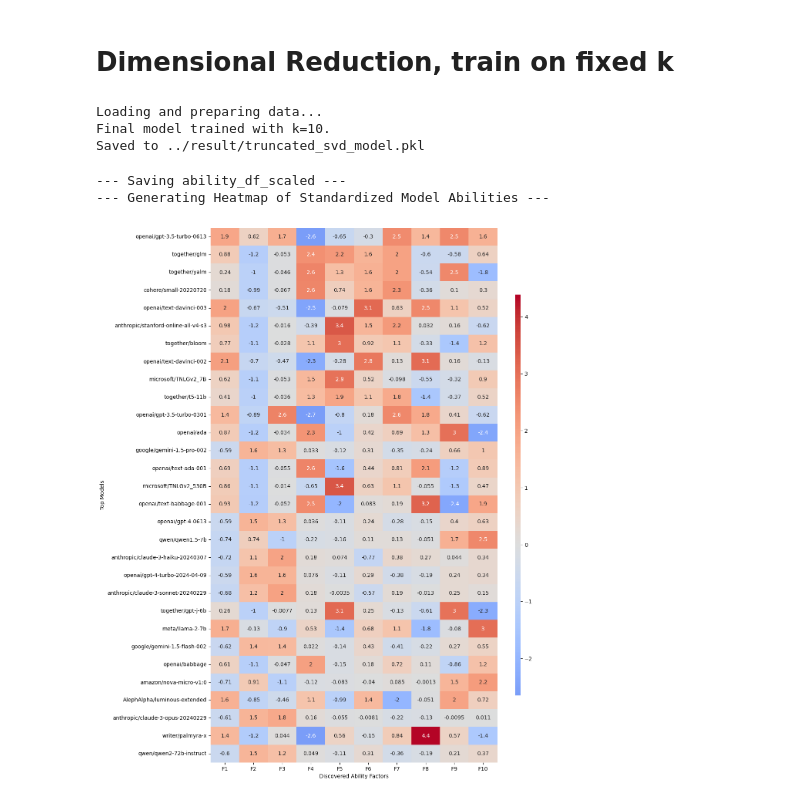
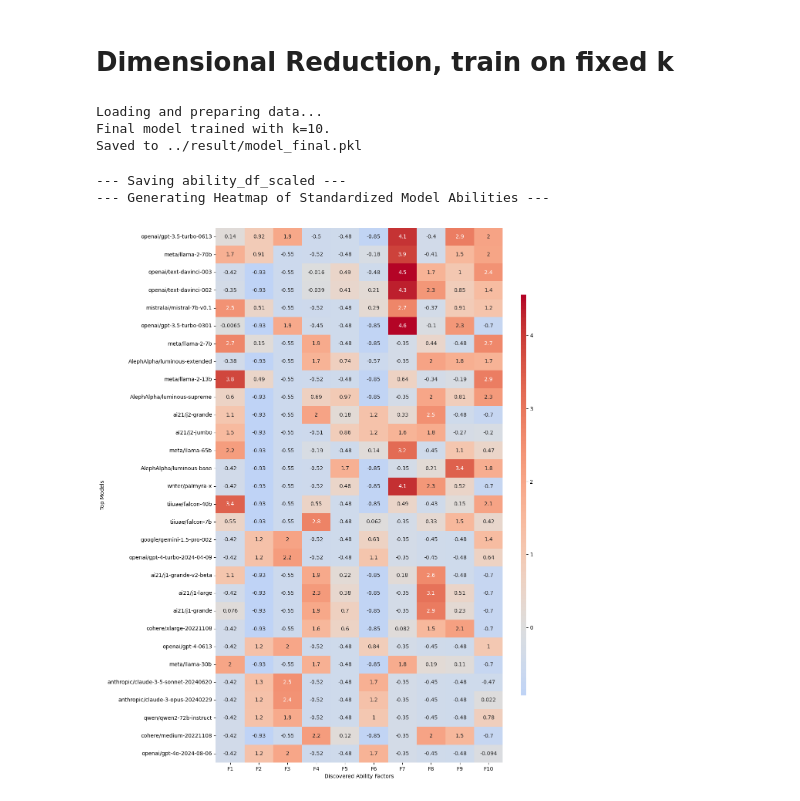
Before and after one commit to ronanhansel/reeval-multi, a Jupyter notebook: unsupervised_factor/item.ipynb, the cells around one changed output. Drawn from its saved outputs; the diff is of its cells as text; code cells hidden in the pictures.

```diff
--- a/unsupervised_factor/item.ipynb
+++ b/unsupervised_factor/item.ipynb
@@ -295,9 +311,9 @@ import pandas as pd
 import numpy as np
 import matplotlib.pyplot as plt
 import matplotlib.cm as cm
-from sklearn.decomposition import TruncatedSVD
 from sklearn.manifold import TSNE
 import pickle
+from sklearn.decomposition import NMF
 
 # ===================================================================
 # == Step 1: Train the Final SVD Model with Optimal k=11
@@ -309,18 +325,18 @@ imputed_resmat = resmat.fillna(0)
 
 # Train the final SVD model with your chosen rank
 OPTIMAL_K = 10
-svd_final = TruncatedSVD(n_components=OPTIMAL_K, random_state=42)
-svd_final.fit(imputed_resmat)
+model_final = NMF(n_components=OPTIMAL_K, random_state=42)
+model_final.fit(imputed_resmat)
 print(f"Final model trained with k={OPTIMAL_K}.")
 # 2. Save the model to a file
 filename = '../result/truncated_svd_model.pkl'
 with open(filename, 'wb') as file:
-    pickle.dump(svd_final, file)
-print("Saved to ../result/truncated_svd_model.pkl")
+    pickle.dump(model_final, file)
+print("Saved to ../result/model_final.pkl")
 # %% [output]
 Loading and preparing data...
 Final model trained with k=10.
-Saved to ../result/truncated_svd_model.pkl
+Saved to ../result/model_final.pkl
 # %%
 import pandas as pd
 import numpy as np
@@ -333,7 +349,7 @@ from sklearn.preprocessing import StandardScaler
 # ===================================================================
 # This is the code you provided to generate the ability scores DataFrame.
 # For this example, we'll assume 'svd_final' and 'imputed_resmat' exist.
-ability_scores = svd_final.transform(imputed_resmat)
+ability_scores = model_final.transform(imputed_resmat)
 model_names = resmat.index
 factor_names = [f'F{i+1}' for i in range(ability_scores.shape[1])]
 ability_df = pd.DataFrame(ability_scores, index=model_names, columns=factor_names)
@@ -352,34 +368,34 @@ ability_df_scaled = pd.DataFrame(
 # ===================================================================
 # == Step 3: Sort and Plot the Heatmap
 # ===================================================================
 # Sort the DataFrame by the first factor to group the highest-performing models
 # ability_df_sorted = ability_df_scaled.sort_values(by='Ability_Factor_1', ascending=False)
 print("--- Saving ability_df_scaled ---")
 np.save("../result/ability_df_scaled.npy", ability_df_scaled)
 print("--- Generating Heatmap of Standardized Model Abilities ---")
 
 k = 30
 # Calculate the sum of factor loadings for each model
 ability_df_scaled['sum_loadings'] = ability_df_scaled.sum(axis=1)
 # Select top k models
 top_models = ability_df_scaled.nlargest(k, 'sum_loadings').drop(columns='sum_loadings')
 
 plt.figure(figsize=(12, k * 0.6))
 sns.heatmap(
 	top_models,
 	annot=True,
 	cmap='coolwarm',
 	center=0,
 	cbar_kws={'shrink': 0.75, 'aspect': 75}
 )
 plt.xlabel('Discovered Ability Factors')
 plt.ylabel('Top Models')
 plt.savefig(f"../result/standardized-abilities-heatmap-top{k}.png", dpi=300, bbox_inches='tight')
 plt.show()
 # %% [output]
 --- Saving ability_df_scaled ---
 --- Generating Heatmap of Standardized Model Abilities ---
-[figure, old version]
+[figure, new version]
 # %%
 import seaborn as sns
 import matplotlib.pyplot as plt
```
Also changed, not shown: parts of 7 cells of this notebook.
